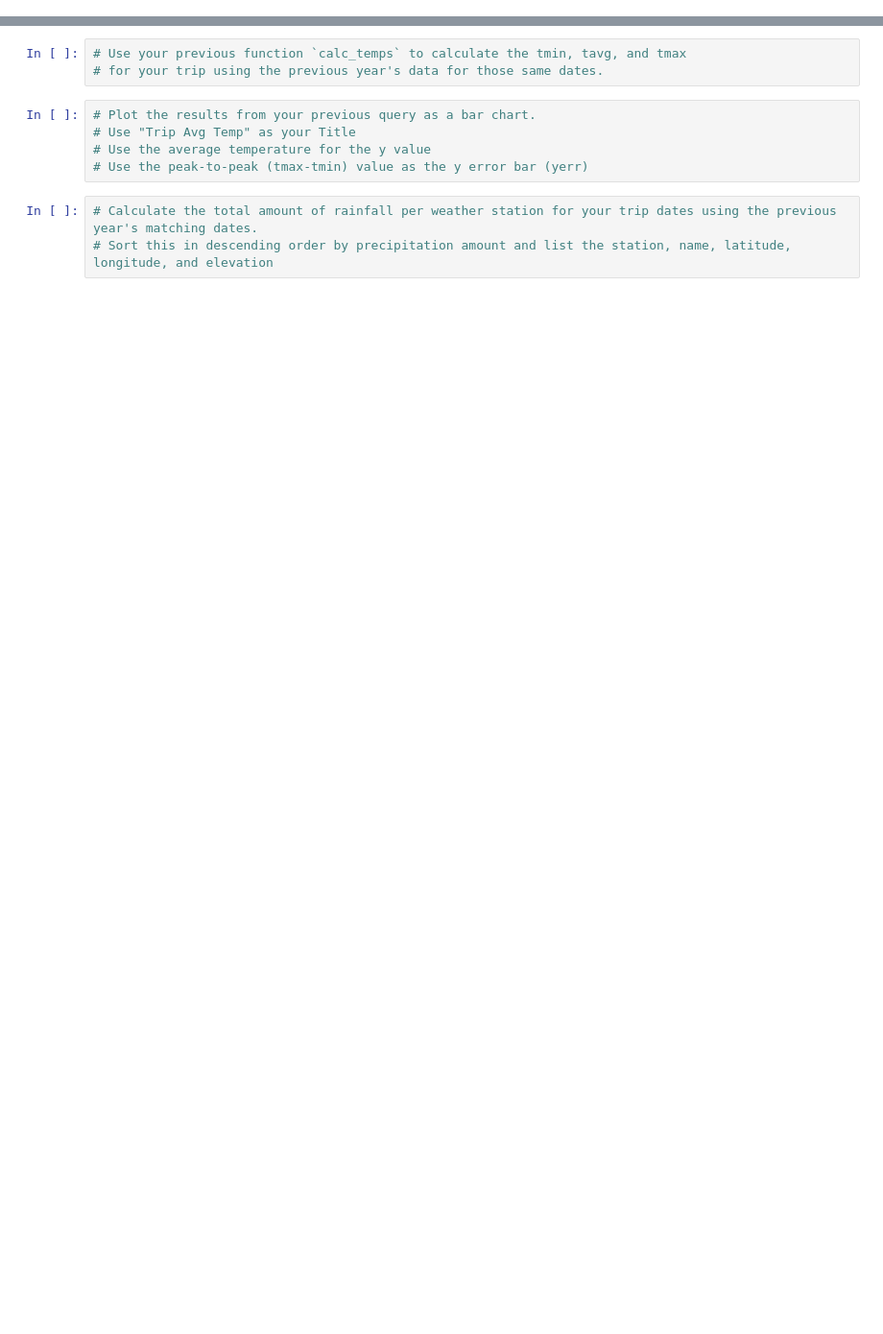
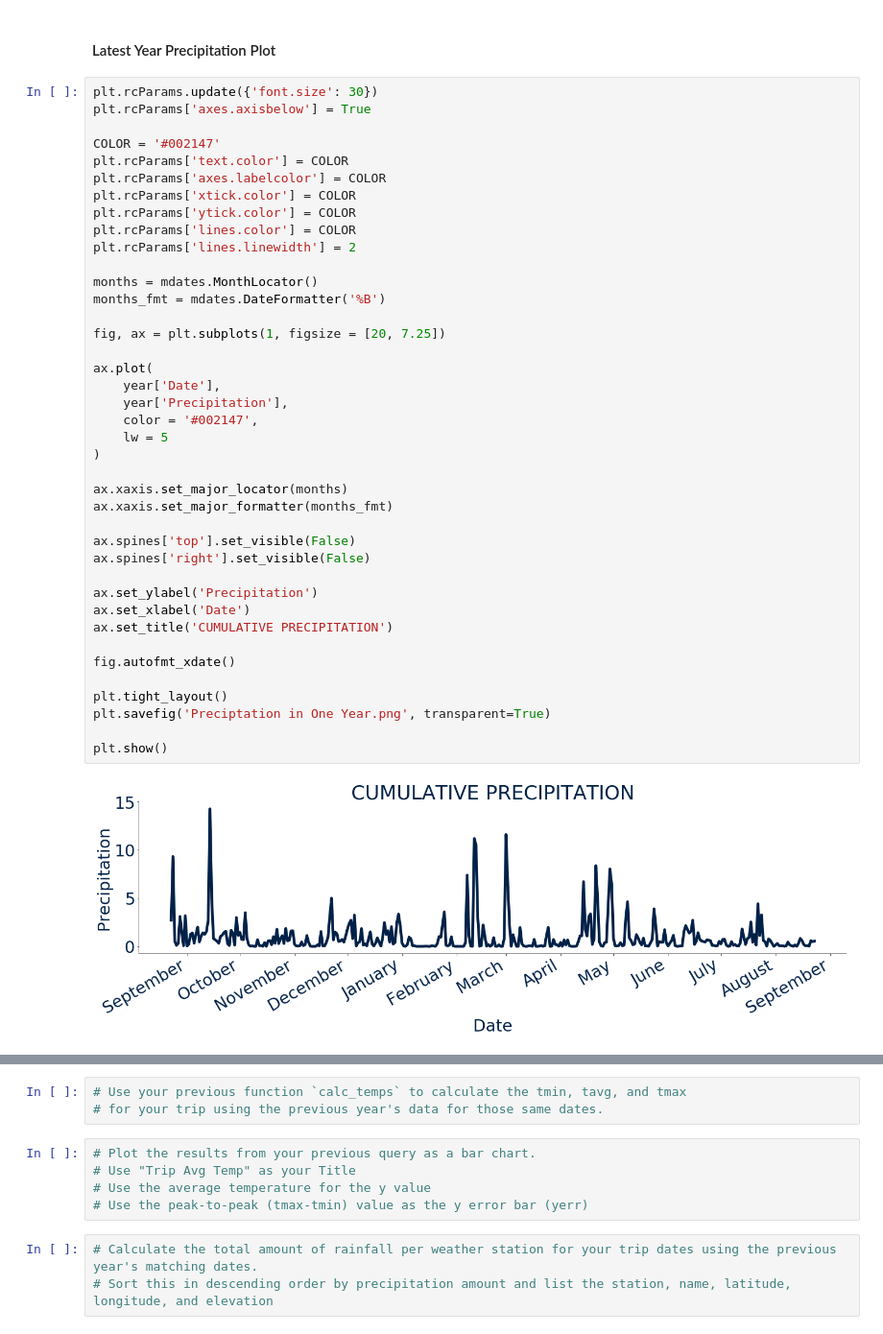
Before and after one commit to TomCallegari/UofT---SCS---Data-Anaytics-Bootcamp, a Jupyter notebook: Week 10 - Advanced Data Storage and Retrieval/Homework/Instructions/ClimatePy.ipynb, the cells around one changed output, grey strips where cells are left out. Shown at 96% size. Saved outputs shown, nothing was run; the diff lists cells and outputs as text; blank space fills up the shorter version.

```diff
--- a/Week 10 - Advanced Data Storage and Retrieval/Homework/Instructions/ClimatePy.ipynb
+++ b/Week 10 - Advanced Data Storage and Retrieval/Homework/Instructions/ClimatePy.ipynb
@@ -131,0 +159,44 @@ Name: Precipitation, dtype: float64
+# %% [markdown]
+#### Latest Year Precipitation Plot
+# %%
+plt.rcParams.update({'font.size': 30})
+plt.rcParams['axes.axisbelow'] = True
+
+COLOR = '#002147'
+plt.rcParams['text.color'] = COLOR
+plt.rcParams['axes.labelcolor'] = COLOR
+plt.rcParams['xtick.color'] = COLOR
+plt.rcParams['ytick.color'] = COLOR
+plt.rcParams['lines.color'] = COLOR
+plt.rcParams['lines.linewidth'] = 2
+
+months = mdates.MonthLocator()
+months_fmt = mdates.DateFormatter('%B')
+
+fig, ax = plt.subplots(1, figsize = [20, 7.25])
+
+ax.plot(
+    year['Date'],
+    year['Precipitation'],
+    color = '#002147',
+    lw = 5
+)
+
+ax.xaxis.set_major_locator(months)
+ax.xaxis.set_major_formatter(months_fmt)
+
+ax.spines['top'].set_visible(False)
+ax.spines['right'].set_visible(False)
+
+ax.set_ylabel('Precipitation')
+ax.set_xlabel('Date')
+ax.set_title('CUMULATIVE PRECIPITATION')
+
+fig.autofmt_xdate()
+
+plt.tight_layout()
+plt.savefig('Preciptation in One Year.png', transparent=True)
+
+plt.show()
+# %% [output]
+[figure, added]
```
Also changed, not shown: parts of 80 cells of this notebook, 22 other files.
